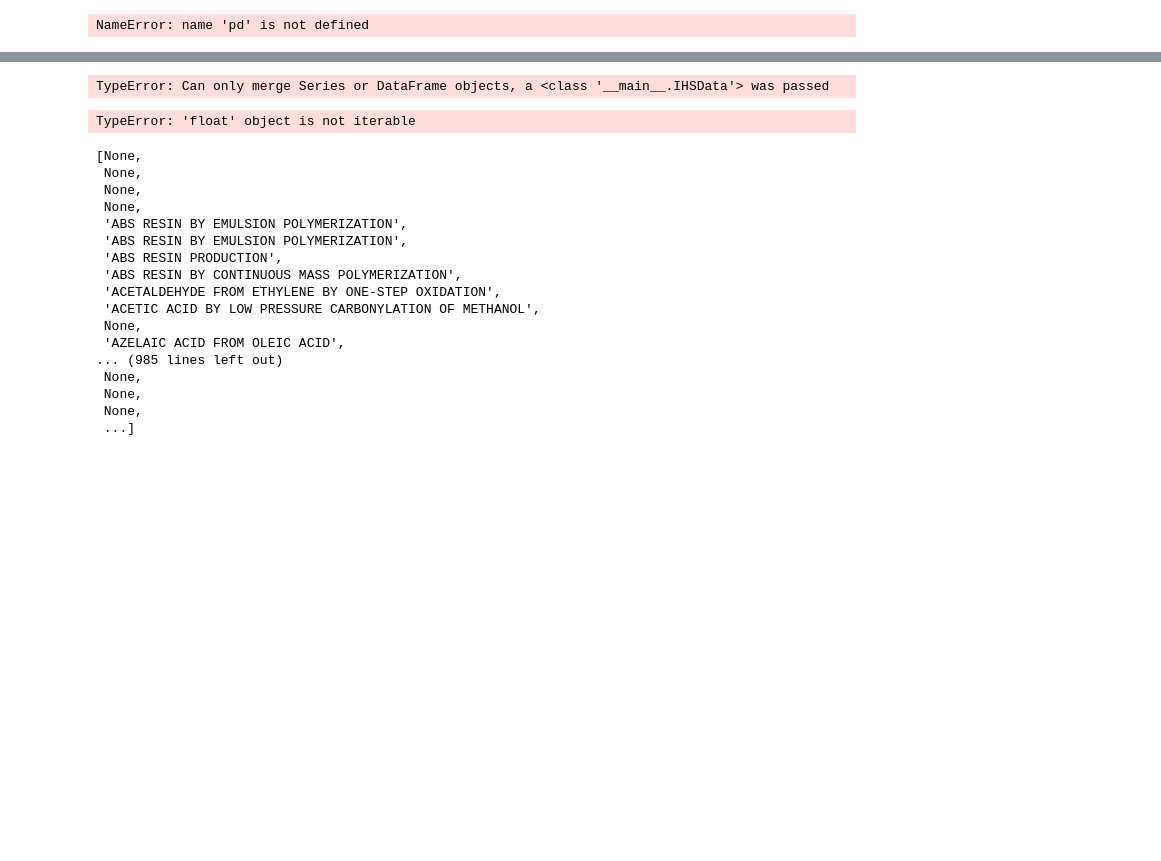
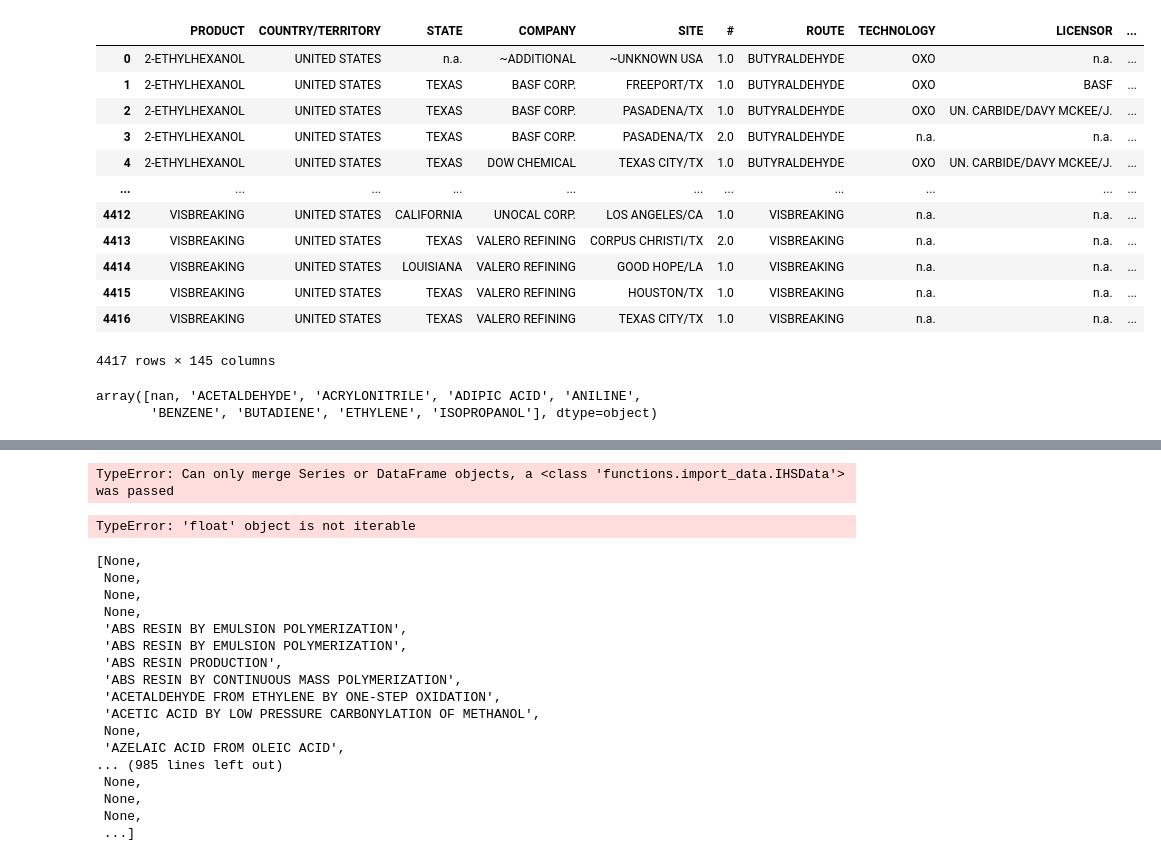
Before and after one commit to luke-scot/emissions-tracking, a Jupyter notebook: notebooks/graphs/classification.ipynb, the cells around one changed output, grey strips where cells are left out. Saved outputs shown, nothing was run; the diff lists cells and outputs as text; code cells hidden in the pictures; blank space fills up the shorter version.

```diff
--- a/notebooks/graphs/classification.ipynb
+++ b/notebooks/graphs/classification.ipynb
@@ -64,3 +126,28 @@ icis = ICISData()
+# %%
+# %%writefile ../../scripts/graph_classification.py
+
+import functions.import_data as impData
+#data_path = "C:/Users/lukec/OneDrive - University of Cambridge/PhD/Data/"
+data_path = "C:/Users/lshc3/Documents/"
+lca = impData.LCA(data_path, lca_lists = ['Basic_chemicals_201','Coke_Petro_19']).location('United States')
+ihs = impData.IHSData(data_path)
+icis = impData.ICISData("C:\ICIS_data/US_allchemicals.xlsx")
+# %%
+icis.plants
+# %% [output]
+|  | PRODUCT | COUNTRY/TERRITORY | STATE | COMPANY | SITE | # | ROUTE | TECHNOLOGY | LICENSOR | ... |
+| 0 | 2-ETHYLHEXANOL | UNITED STATES | n.a. | ~ADDITIONAL | ~UNKNOWN USA | 1.0 | BUTYRALDEHYDE | OXO | n.a. | ... |
+| 1 | 2-ETHYLHEXANOL | UNITED STATES | TEXAS | BASF CORP. | FREEPORT/TX | 1.0 | BUTYRALDEHYDE | OXO | BASF | ... |
+| 2 | 2-ETHYLHEXANOL | UNITED STATES | TEXAS | BASF CORP. | PASADENA/TX | 1.0 | BUTYRALDEHYDE | OXO | UN. CARBIDE/DAVY MCKEE/J. | ... |
+| 3 | 2-ETHYLHEXANOL | UNITED STATES | TEXAS | BASF CORP. | PASADENA/TX | 2.0 | BUTYRALDEHYDE | n.a. | n.a. | ... |
+| 4 | 2-ETHYLHEXANOL | UNITED STATES | TEXAS | DOW CHEMICAL | TEXAS CITY/TX | 1.0 | BUTYRALDEHYDE | OXO | UN. CARBIDE/DAVY MCKEE/J. | ... |
+| ... | ... | ... | ... | ... | ... | ... | ... | ... | ... | ... |
+| 4412 | VISBREAKING | UNITED STATES | CALIFORNIA | UNOCAL CORP. | LOS ANGELES/CA | 1.0 | VISBREAKING | n.a. | n.a. | ... |
+| 4413 | VISBREAKING | UNITED STATES | TEXAS | VALERO REFINING | CORPUS CHRISTI/TX | 2.0 | VISBREAKING | n.a. | n.a. | ... |
+| 4414 | VISBREAKING | UNITED STATES | LOUISIANA | VALERO REFINING | GOOD HOPE/LA | 1.0 | VISBREAKING | n.a. | n.a. | ... |
+| 4415 | VISBREAKING | UNITED STATES | TEXAS | VALERO REFINING | HOUSTON/TX | 1.0 | VISBREAKING | n.a. | n.a. | ... |
+| 4416 | VISBREAKING | UNITED STATES | TEXAS | VALERO REFINING | TEXAS CITY/TX | 1.0 | VISBREAKING | n.a. | n.a. | ... |
+4417 rows × 145 columns
 # %%
 # Trial merges
 merge = pd.merge(lca, icis.plants, left_on=lca['name'].str.lower(), right_on=icis.plants['PRODUCT'].str.lower(), how="left")
@@ -71,7 +158,8 @@ merge_cons['DERIVATIVE'].unique()
 mergeIHS = pd.merge(merge, ihs.materials, left_on=merge['PRODUCT'].str.lower(), right_on=ihs.materials['Product'].str.lower(), how="left")
 mergeIHS['Product'].unique()
 # %% [output]
-NameError: name 'pd' is not defined
+array([nan, 'ACETALDEHYDE', 'ACRYLONITRILE', 'ADIPIC ACID', 'ANILINE',
+       'BENZENE', 'BUTADIENE', 'ETHYLENE', 'ISOPROPANOL'], dtype=object)
 # %%
 # Get ICIS plants
 year = 2019
@@ -106,7 +194,7 @@ plant_products = pd.merge(plants_working, ihs, left_on=plants_working['ihsProces
 #.merge(df2)
 plants_working
 # %% [output]
-TypeError: Can only merge Series or DataFrame objects, a <class '__main__.IHSData'> was passed
+TypeError: Can only merge Series or DataFrame objects, a <class 'functions.import_data.IHSData'> was passed
 # %%
 # Sparse matrix with all materials for process frmo IHS
 # %%
```
Also changed, not shown: parts of 6 cells of this notebook, 2 other files.
